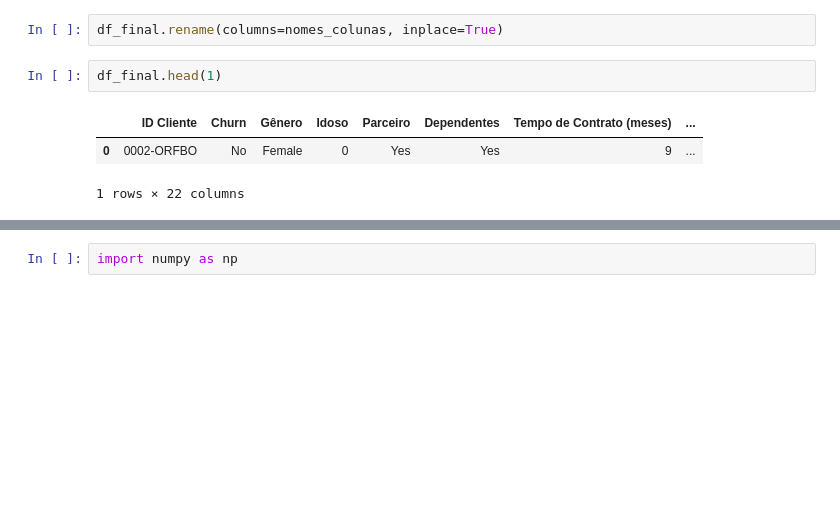
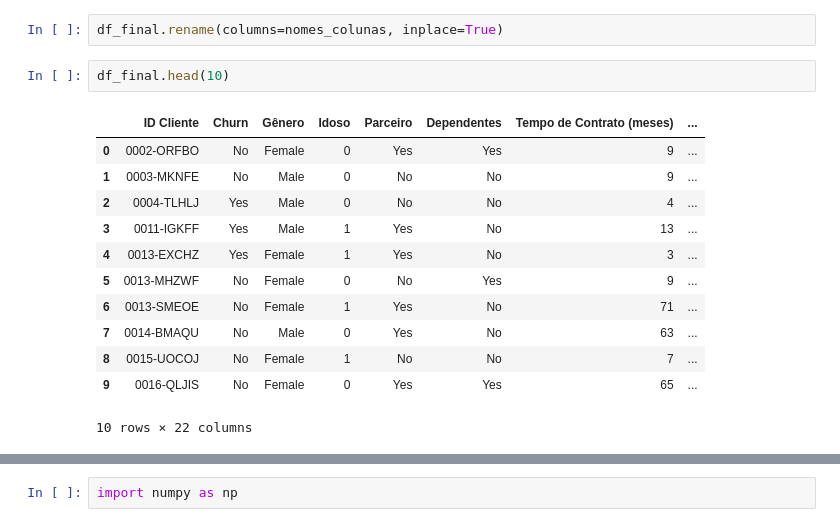
Before and after one commit to Fawller97/Telecom-X, a Jupyter notebook: challenge2-data-science-main/TelecomX_BR.ipynb, the cells around one changed output, grey strips where cells are left out. Saved outputs shown, nothing was run; the diff lists cells and outputs as text; blank space fills up the shorter version.

Commit message:
Finalização - Gráficos - Análises - Diagnóstico

```diff
--- a/challenge2-data-science-main/TelecomX_BR.ipynb
+++ b/challenge2-data-science-main/TelecomX_BR.ipynb
@@ -176,8 +172,17 @@ nomes_colunas = {
 # %%
 df_final.rename(columns=nomes_colunas, inplace=True)
 # %%
-df_final.head(1)
+df_final.head(10)
 # %% [output]
 |  | ID Cliente | Churn | Gênero | Idoso | Parceiro | Dependentes | Tempo de Contrato (meses) | ... |
 | 0 | 0002-ORFBO | No | Female | 0 | Yes | Yes | 9 | ... |
+| 1 | 0003-MKNFE | No | Male | 0 | No | No | 9 | ... |
+| 2 | 0004-TLHLJ | Yes | Male | 0 | No | No | 4 | ... |
+| 3 | 0011-IGKFF | Yes | Male | 1 | Yes | No | 13 | ... |
+| 4 | 0013-EXCHZ | Yes | Female | 1 | Yes | No | 3 | ... |
+| 5 | 0013-MHZWF | No | Female | 0 | No | Yes | 9 | ... |
+| 6 | 0013-SMEOE | No | Female | 1 | Yes | No | 71 | ... |
+| 7 | 0014-BMAQU | No | Male | 0 | Yes | No | 63 | ... |
+| 8 | 0015-UOCOJ | No | Female | 1 | No | No | 7 | ... |
+| 9 | 0016-QLJIS | No | Female | 0 | Yes | Yes | 65 | ... |
-1 rows × 22 columns
+10 rows × 22 columns
```
Also changed, not shown: parts of 19 cells of this notebook.
